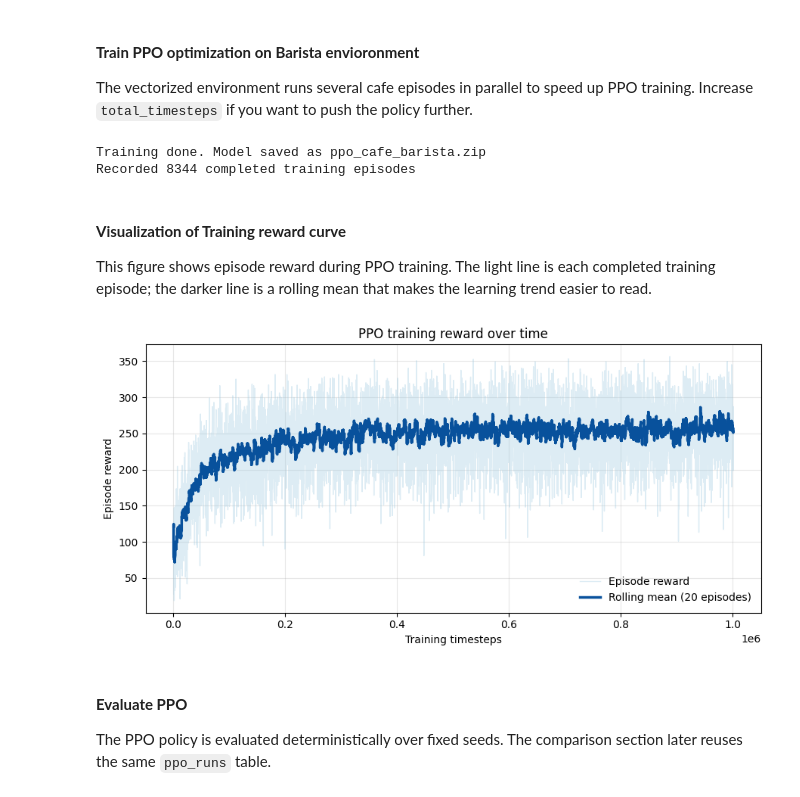
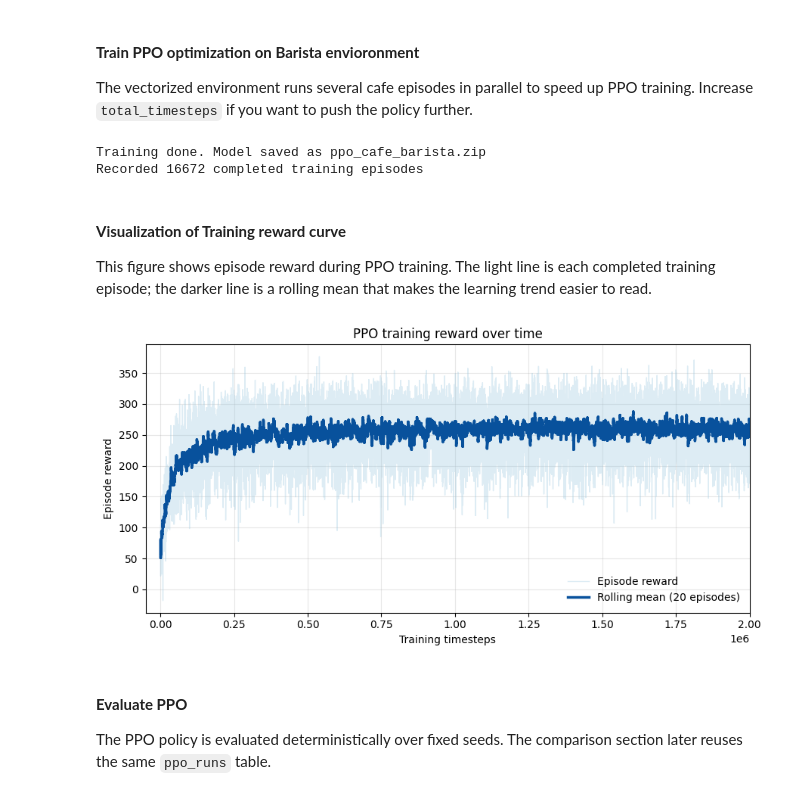
Before and after one commit to castorgit/RL_course, a Jupyter notebook: 500-new-environments/500-sim-bar-env/agent_cafe_ppo.ipynb, the cells around one changed output. Drawn from its saved outputs; the diff is of its cells as text; code cells hidden in the pictures.

Commit message:
better training

```diff
--- a/500-new-environments/500-sim-bar-env/agent_cafe_ppo.ipynb
+++ b/500-new-environments/500-sim-bar-env/agent_cafe_ppo.ipynb
@@ -191,11 +191,13 @@ N_ENVS = 8
 vec_env = DummyVecEnv([make_env(i) for i in range(N_ENVS)])
 reward_callback = EpisodeRewardCallback()
 
+policy_kwargs = dict(net_arch=dict(pi=[64, 64], vf=[64, 64]))
 model = PPO(
     'MlpPolicy',
     vec_env,
+    policy_kwargs=(policy_kwargs),
     n_steps=256,
-    batch_size=64,
+    batch_size=128,
     gamma=0.99,
     gae_lambda=0.95,
     ent_coef=0.01,
@@ -210,7 +212,7 @@ print('Training done. Model saved as ppo_cafe_barista.zip')
 print(f'Recorded {len(reward_callback.training_rewards)} completed training episodes')
 # %% [output]
 Training done. Model saved as ppo_cafe_barista.zip
-Recorded 8344 completed training episodes
+Recorded 16672 completed training episodes
 # %% [markdown]
 #### **Visualization of Training reward curve**
 
@@ -219,34 +221,35 @@ This figure shows episode reward during PPO training. The light line is each com
 training_curve = pd.DataFrame({
     'timesteps': reward_callback.training_timesteps,
     'episode_reward': reward_callback.training_rewards,
 })
 training_curve['rolling_reward'] = training_curve['episode_reward'].rolling(20, min_periods=1).mean()
 
 fig, ax = plt.subplots(figsize=(9, 4.5))
 ax.plot(
     training_curve['timesteps'],
     training_curve['episode_reward'],
     color='#9ecae1',
     alpha=0.35,
     linewidth=1,
     label='Episode reward',
 )
 ax.plot(
     training_curve['timesteps'],
     training_curve['rolling_reward'],
     color='#08519c',
     linewidth=2.5,
     label='Rolling mean (20 episodes)',
 )
 ax.set_title('PPO training reward over time')
 ax.set_xlabel('Training timesteps')
 ax.set_ylabel('Episode reward')
 ax.grid(alpha=0.3)
 ax.legend(frameon=False)
+plt.xlim(-50_000,2_000_000)
 plt.tight_layout()
 plt.show()
 # %% [output]
-[figure, old version]
+[figure, new version]
 # %% [markdown]
 #### **Evaluate PPO**
 
```
Also changed, not shown: parts of 7 cells of this notebook.
